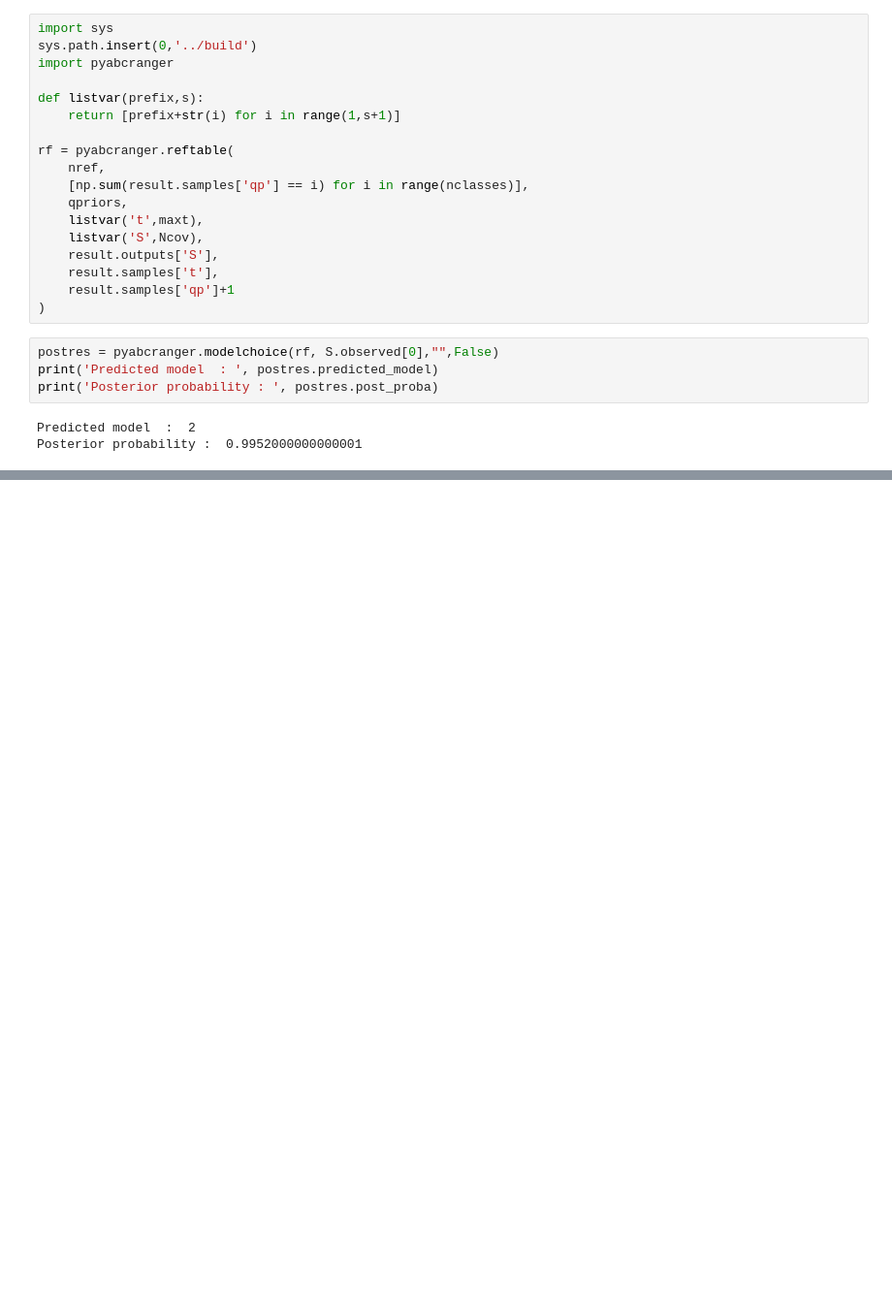
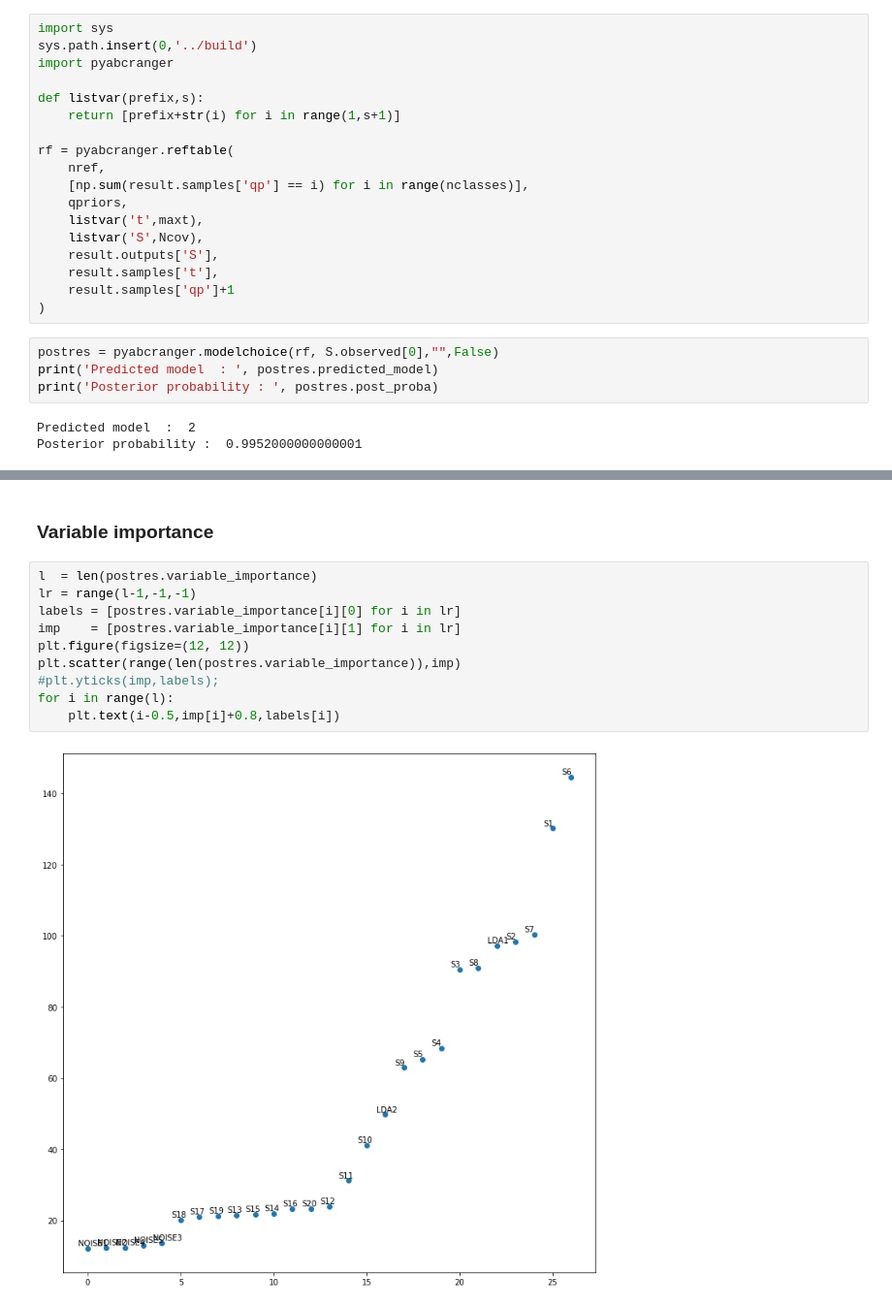
Before and after one commit to diyabc/abcranger, a Jupyter notebook: testpy/Model Choice Demo.ipynb, the cells around one changed output, grey strips where cells are left out. Shown at 97% size. Drawn from its saved outputs; the diff is of its cells as text; blank space fills up the shorter version.

```diff
--- a/testpy/Model Choice Demo.ipynb
+++ b/testpy/Model Choice Demo.ipynb
@@ -188,0 +196,14 @@ Posterior probability :  0.9952000000000001
+# %% [markdown]
+### Variable importance
+# %%
+l  = len(postres.variable_importance)
+lr = range(l-1,-1,-1)
+labels = [postres.variable_importance[i][0] for i in lr]
+imp    = [postres.variable_importance[i][1] for i in lr]
+plt.figure(figsize=(12, 12))
+plt.scatter(range(len(postres.variable_importance)),imp)
+#plt.yticks(imp,labels);
+for i in range(l):
+    plt.text(i-0.5,imp[i]+0.8,labels[i])
+# %% [output]
+[figure, added]
```
Also changed, not shown: parts of 2 cells of this notebook, 1 other file.
